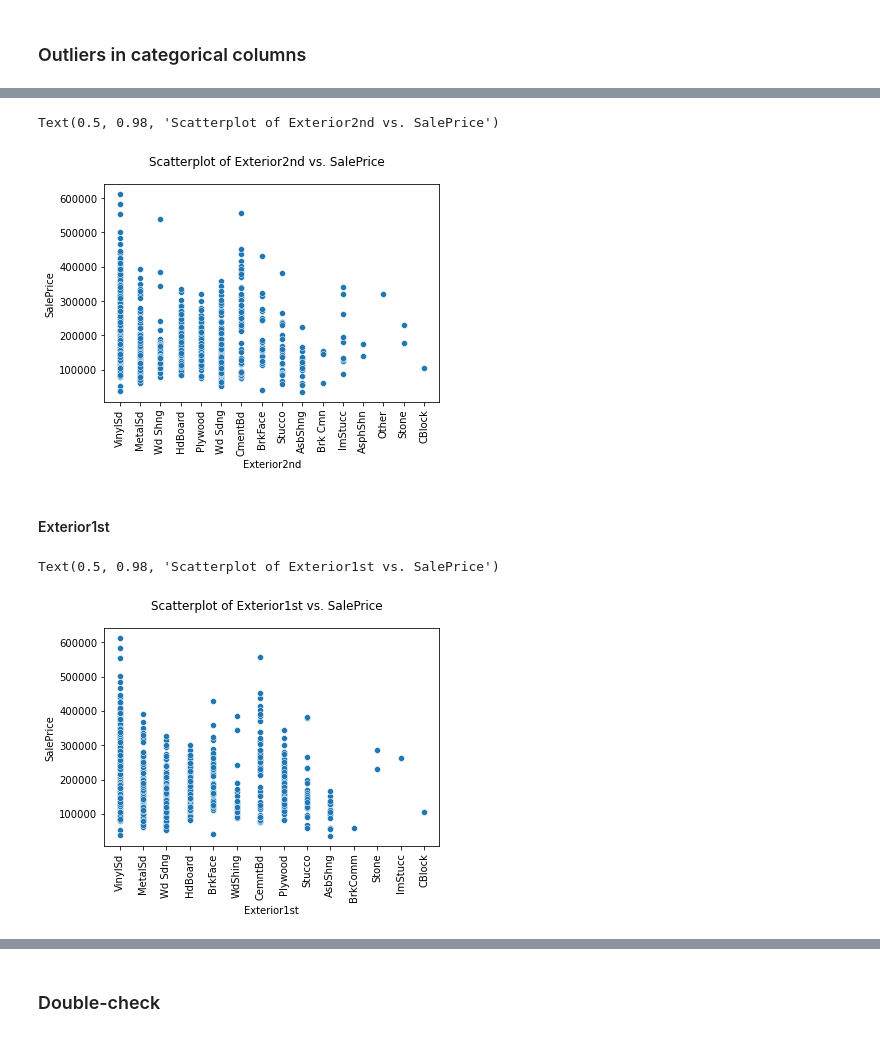
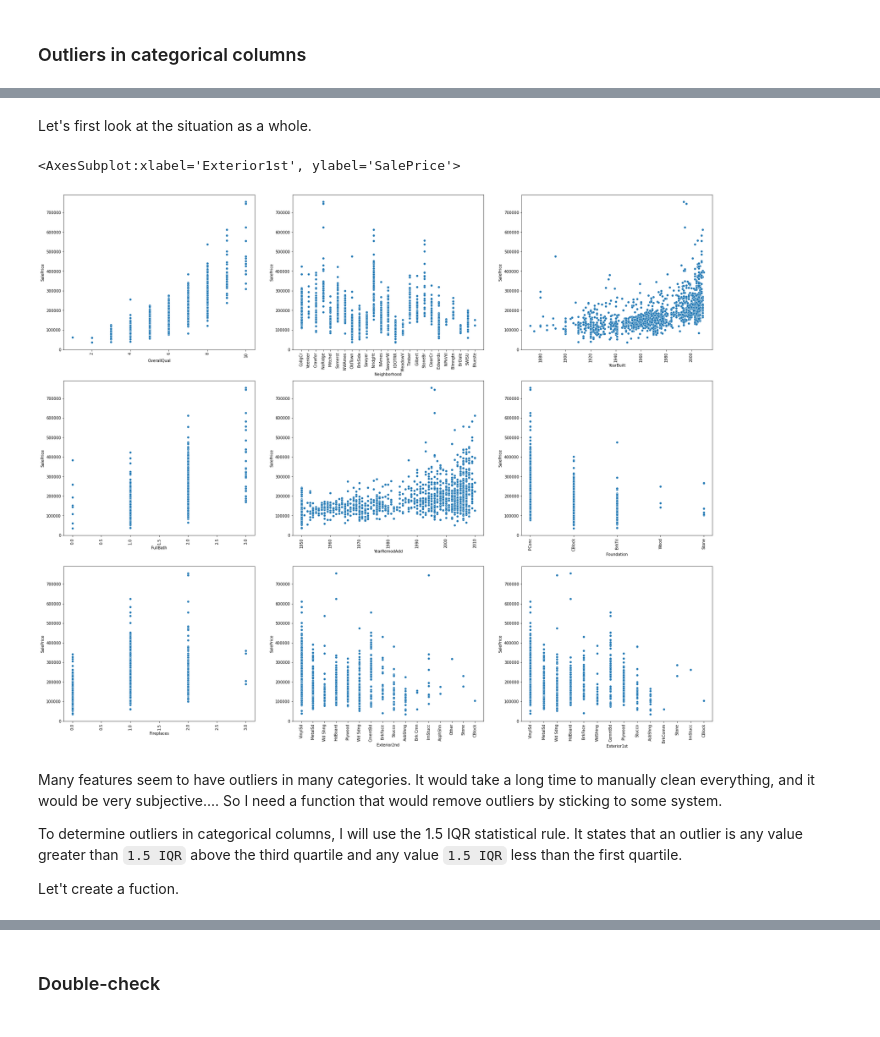
Before and after one commit to KorniiVlasenko/House-Price-Predictor-ML-Regression, a Jupyter notebook: Notebooks/Exploratory/explaratory_analysis.ipynb, the cells around one changed output, grey strips where cells are left out. Cells and saved outputs as stored; diff of their text form; code cells hidden in the pictures.

Commit message:
function outliers in cat cols
Create a function that excludes outliers from categorical columns

```diff
--- a/Notebooks/Exploratory/explaratory_analysis.ipynb
+++ b/Notebooks/Exploratory/explaratory_analysis.ipynb
@@ -582,4 +510,0 @@ It looks like the rows with the 3 highest SalePrices are outliers.
-# %%
-indices_to_remove = X['YearRemodAdd'].nlargest(3).index
-
-X = X.drop(indices_to_remove)
@@ -595,7 +510,0 @@ Text(0.5, 0.98, 'Scatterplot of Foundation vs. SalePrice')
-# %%
-X_clean_cat_cols = pd.concat([X, y], axis=1)
-
-# Delete outliers in BrkTil category
-indices_to_remove = X_clean_cat_cols[X_clean_cat_cols['Foundation'] == 'BrkTil'].nlargest(1, 'SalePrice').index
-X_clean_cat_cols = X_clean_cat_cols.drop(indices_to_remove)
-X = X.reindex(X_clean_cat_cols.index)
@@ -613,33 +511,28 @@ Text(0.5, 0.98, 'Scatterplot of Fireplaces vs. SalePrice')
-# %%
-sns.scatterplot(x = X['Exterior2nd'], y=y)
-plt.xticks(rotation = 90)
-plt.suptitle('Scatterplot of Exterior2nd vs. SalePrice')
-# %% [output]
-Text(0.5, 0.98, 'Scatterplot of Exterior2nd vs. SalePrice')
-[figure, removed]
-# %%
-X_clean_cat_cols = pd.concat([X, y], axis=1)
-
-# Delete outliers in Wd Shng category
-indices_to_remove = X_clean_cat_cols[X_clean_cat_cols['Exterior2nd'] == 'Wd Shng'].nlargest(1, 'SalePrice').index
-X_clean_cat_cols = X_clean_cat_cols.drop(indices_to_remove)
-X = X.reindex(X_clean_cat_cols.index)
-
-# Delete outliers in HdBoard category
-indices_to_remove = X_clean_cat_cols[X_clean_cat_cols['Exterior2nd'] == 'HdBoard'].nlargest(2, 'SalePrice').index
-X_clean_cat_cols = X_clean_cat_cols.drop(indices_to_remove)
-X = X.reindex(X_clean_cat_cols.index)
-
-# Delete outliers in ImStucc category
-indices_to_remove = X_clean_cat_cols[X_clean_cat_cols['Exterior2nd'] == 'ImStucc'].nlargest(1, 'SalePrice').index
-X_clean_cat_cols = X_clean_cat_cols.drop(indices_to_remove)
-X = X.reindex(X_clean_cat_cols.index)
-# %% [markdown]
-#### Exterior1st
-# %%
-sns.scatterplot(x = X['Exterior1st'], y=y)
-plt.xticks(rotation = 90)
-plt.suptitle('Scatterplot of Exterior1st vs. SalePrice')
-# %% [output]
-Text(0.5, 0.98, 'Scatterplot of Exterior1st vs. SalePrice')
-[figure, removed]
+# %% [markdown]
+Let's first look at the situation as a whole.
+# %%
+fig, axes = plt.subplots(3, 3, figsize=(30, 25))
+
+for ax in axes.flat:
+    ax.tick_params(axis='x', labelrotation=90)
+
+sns.scatterplot(x=X['OverallQual'], y=y, ax=axes[0, 0])
+sns.scatterplot(x=X['Neighborhood'], y=y, ax=axes[0, 1])
+sns.scatterplot(x=X['YearBuilt'], y=y, ax=axes[0, 2])
+
+sns.scatterplot(x=X['FullBath'], y=y, ax=axes[1, 0])
+sns.scatterplot(x=X['YearRemodAdd'], y=y, ax=axes[1, 1])
+sns.scatterplot(x=X['Foundation'], y=y, ax=axes[1, 2])
+
+sns.scatterplot(x=X['Fireplaces'], y=y, ax=axes[2, 0])
+sns.scatterplot(x=X['Exterior2nd'], y=y, ax=axes[2, 1])
+sns.scatterplot(x=X['Exterior1st'], y=y, ax=axes[2, 2])
+# %% [output]
+<AxesSubplot:xlabel='Exterior1st', ylabel='SalePrice'>
+[figure, added]
+# %% [markdown]
+Many features seem to have outliers in many categories. It would take a long time to manually clean everything, and it would be very subjective.... So I need a function that would remove outliers by sticking to some system.
+
+To determine outliers in categorical columns, I will use the 1.5 IQR statistical rule. It states that an outlier is any value greater than `1.5 IQR` above the third quartile and any value `1.5 IQR` less than the first quartile.
+
+Let't create a fuction.
```
Also changed, not shown: parts of 32 cells of this notebook.
